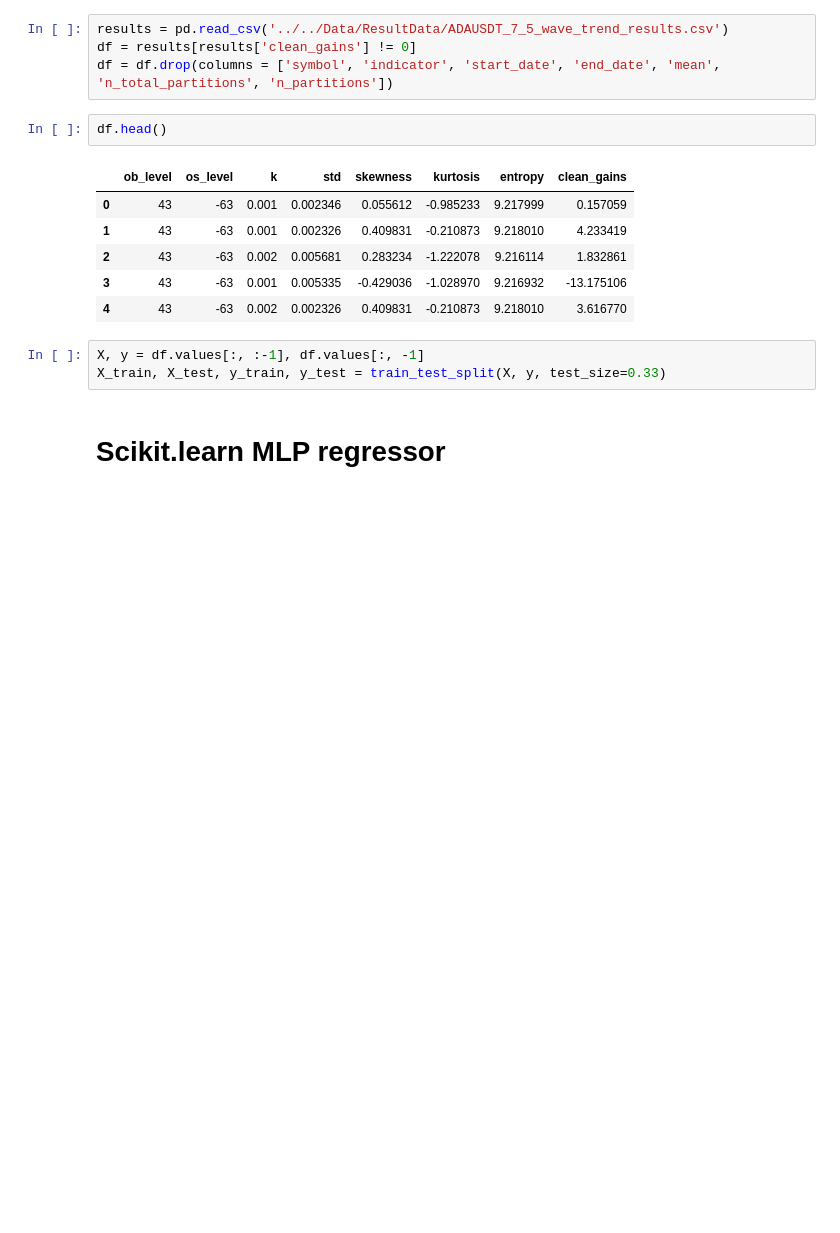
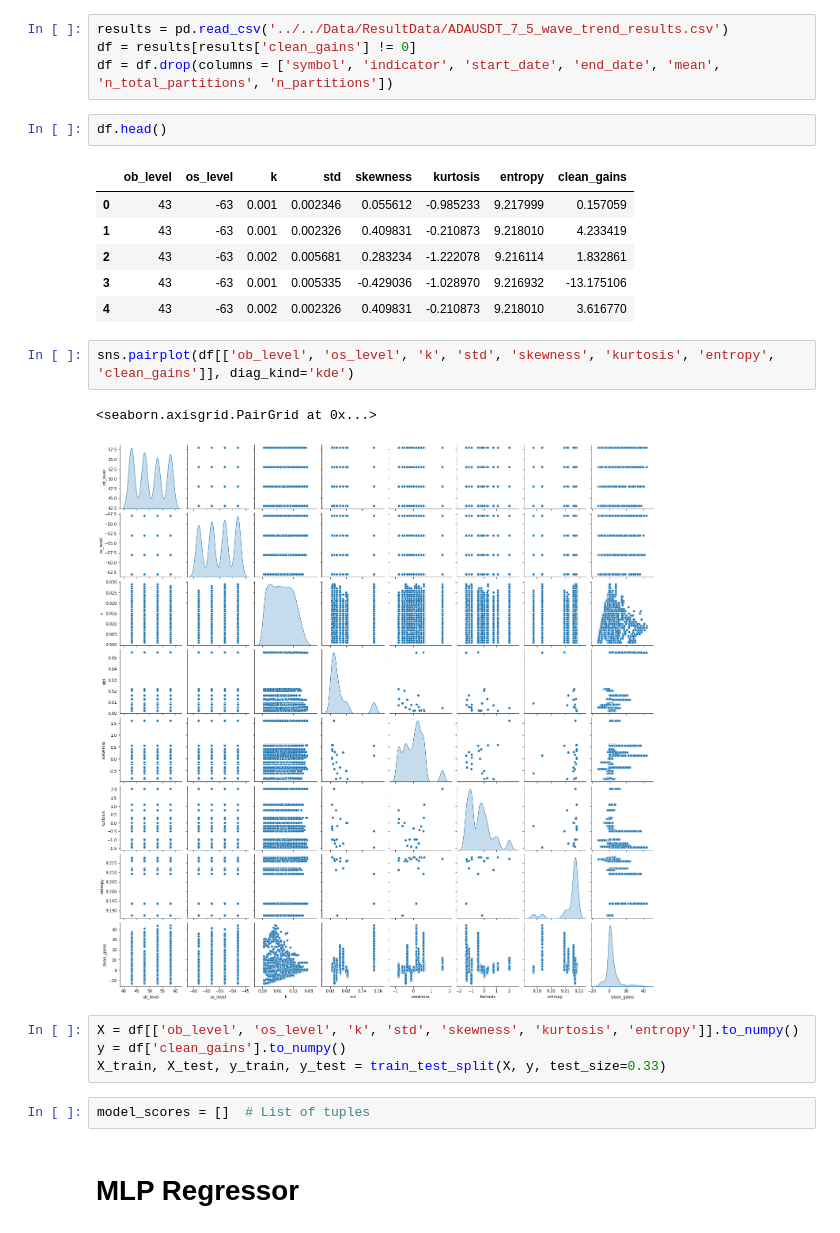
Before and after one commit to ruiz-salvat/morfeo, a Jupyter notebook: Analysis/WaveTrend/Optimizer-1step.ipynb, the cells around one changed output. Saved outputs shown, nothing was run; the diff lists cells and outputs as text; blank space fills up the shorter version.

```diff
--- a/Analysis/WaveTrend/Optimizer-1step.ipynb
+++ b/Analysis/WaveTrend/Optimizer-1step.ipynb
@@ -19,9 +28,17 @@ df.head()
 | 2 | 43 | -63 | 0.002 | 0.005681 | 0.283234 | -1.222078 | 9.216114 | 1.832861 |
 | 3 | 43 | -63 | 0.001 | 0.005335 | -0.429036 | -1.028970 | 9.216932 | -13.175106 |
 | 4 | 43 | -63 | 0.002 | 0.002326 | 0.409831 | -0.210873 | 9.218010 | 3.616770 |
+# %%
+sns.pairplot(df[['ob_level', 'os_level', 'k', 'std', 'skewness', 'kurtosis', 'entropy', 'clean_gains']], diag_kind='kde')
+# %% [output]
+<seaborn.axisgrid.PairGrid at 0x...>
+[figure, added]
 # %%
-X, y = df.values[:, :-1], df.values[:, -1]
+X = df[['ob_level', 'os_level', 'k', 'std', 'skewness', 'kurtosis', 'entropy']].to_numpy()
+y = df['clean_gains'].to_numpy()
 X_train, X_test, y_train, y_test = train_test_split(X, y, test_size=0.33)
+# %%
+model_scores = []  # List of tuples
 # %% [markdown]
-# Scikit.learn MLP regressor
+# MLP Regressor
 # %%
```
Also changed, not shown: parts of 30 cells of this notebook, 4 other files.
